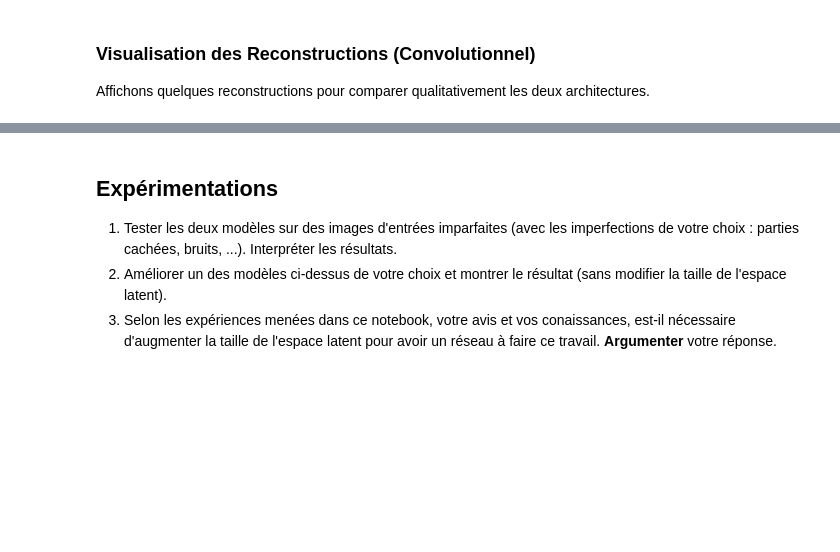
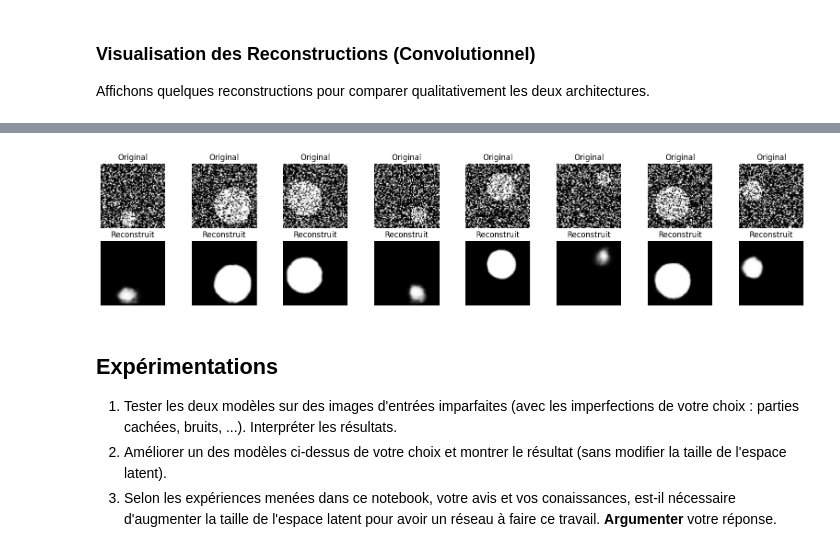
Before and after one commit to josoavj/tpAlgoML_M1, a Jupyter notebook: Computer Vision/Autoencodeurs_par_groupe.ipynb, the cells around one changed output, grey strips where cells are left out. Saved outputs shown, nothing was run; the diff lists cells and outputs as text; code cells hidden in the pictures; blank space fills up the shorter version.

```diff
--- a/Computer Vision/Autoencodeurs_par_groupe.ipynb
+++ b/Computer Vision/Autoencodeurs_par_groupe.ipynb
@@ -236,8 +278,8 @@ autoencoder_conv.summary()
 
 Entraînons cet autoencodeur sur le même ensemble d'entraînement.
 # %%
-history_conv = autoencoder_conv.fit(train_data, train_data,
+history_conv = autoencoder_conv.fit(x_train_noisy, train_data,
                                   epochs=20,
                                   batch_size=128,
                                   shuffle=True,
-                                  validation_data=(test_data, test_data))
+                                  validation_data=(x_test_noisy, test_data))
@@ -246,14 +306,14 @@ history_conv = autoencoder_conv.fit(train_data, train_data,
 
 Affichons quelques reconstructions pour comparer qualitativement les deux architectures.
 # %%
-decoded_imgs_conv = autoencoder_conv.predict(test_data)
+decoded_imgs_conv = autoencoder_conv.predict(x_test_noisy)
 
 n = 8
 plt.figure(figsize=(20, 4))
 for i in range(n):
     # Afficher l'image originale
     ax = plt.subplot(2, n, i + 1)
-    plt.imshow(test_data[i].squeeze(), cmap='gray')
+    plt.imshow(x_test_noisy[i].squeeze(), cmap='gray')
     plt.title('Original')
     plt.axis('off')
 
@@ -263,3 +323,4 @@ for i in range(n):
     plt.title('Reconstruit')
     plt.axis('off')
 plt.show()
+# %% [output]
@@ -266,3 +328,4 @@ plt.show()
+[figure, added]
 # %% [markdown]
 ## Expérimentations
 
```
Also changed, not shown: parts of 15 cells of this notebook.
